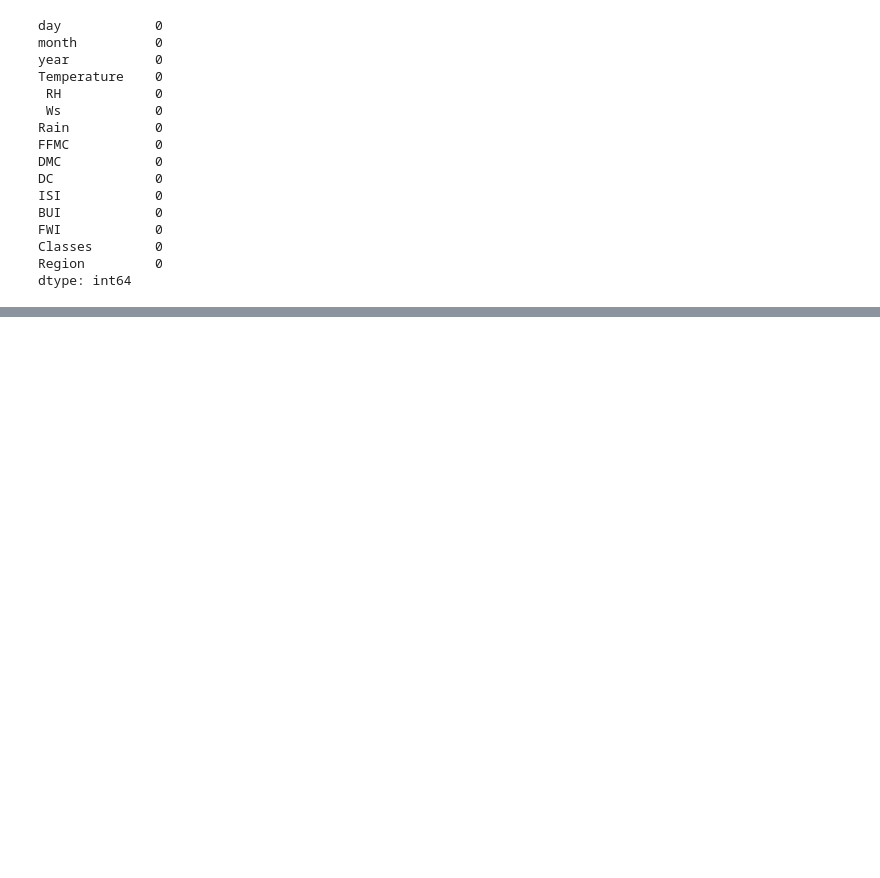
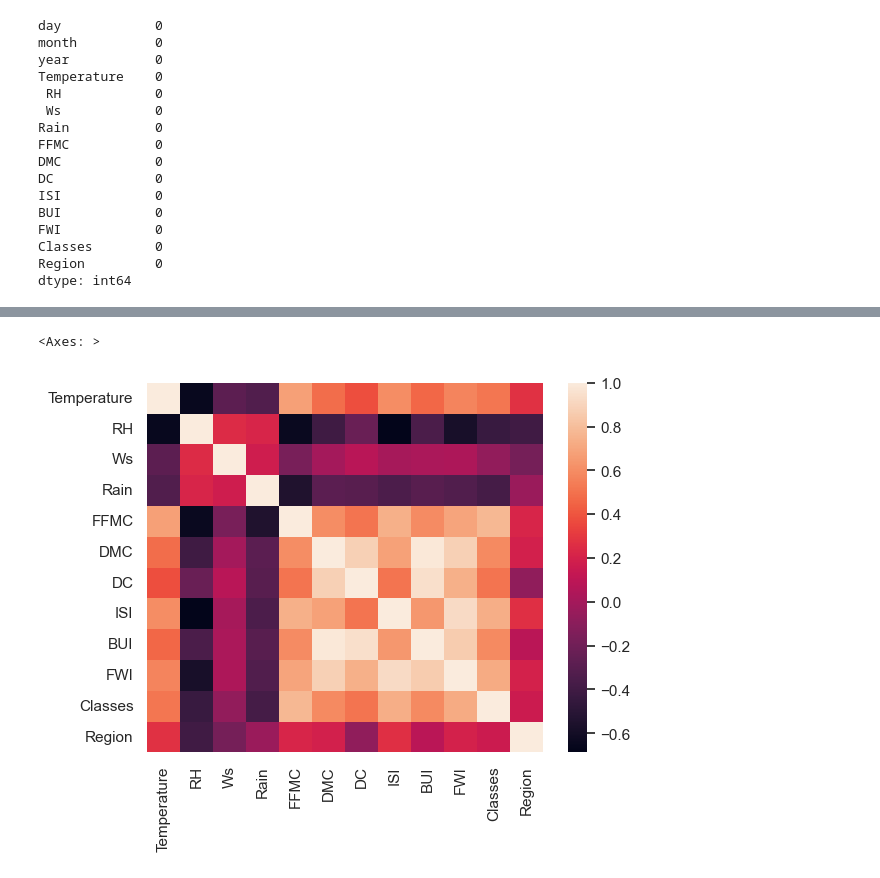
Before and after one commit to bensbasil/ML-Course, a Jupyter notebook: MachineLearningConcepts/RidgeLassoRegression.ipynb, the cells around one changed output, grey strips where cells are left out. Drawn from its saved outputs; the diff is of its cells as text; code cells hidden in the pictures; blank space fills up the shorter version.

```diff
--- a/MachineLearningConcepts/RidgeLassoRegression.ipynb
+++ b/MachineLearningConcepts/RidgeLassoRegression.ipynb
@@ -155,0 +342,5 @@ Index(['Bejaia Region Dataset ', 'Region'], dtype='object')
+# %%
+sns.heatmap(df_copy.corr())
+# %% [output]
+<Axes: >
+[figure, added]
```
Also changed, not shown: parts of 40 cells of this notebook, 1 other file.
